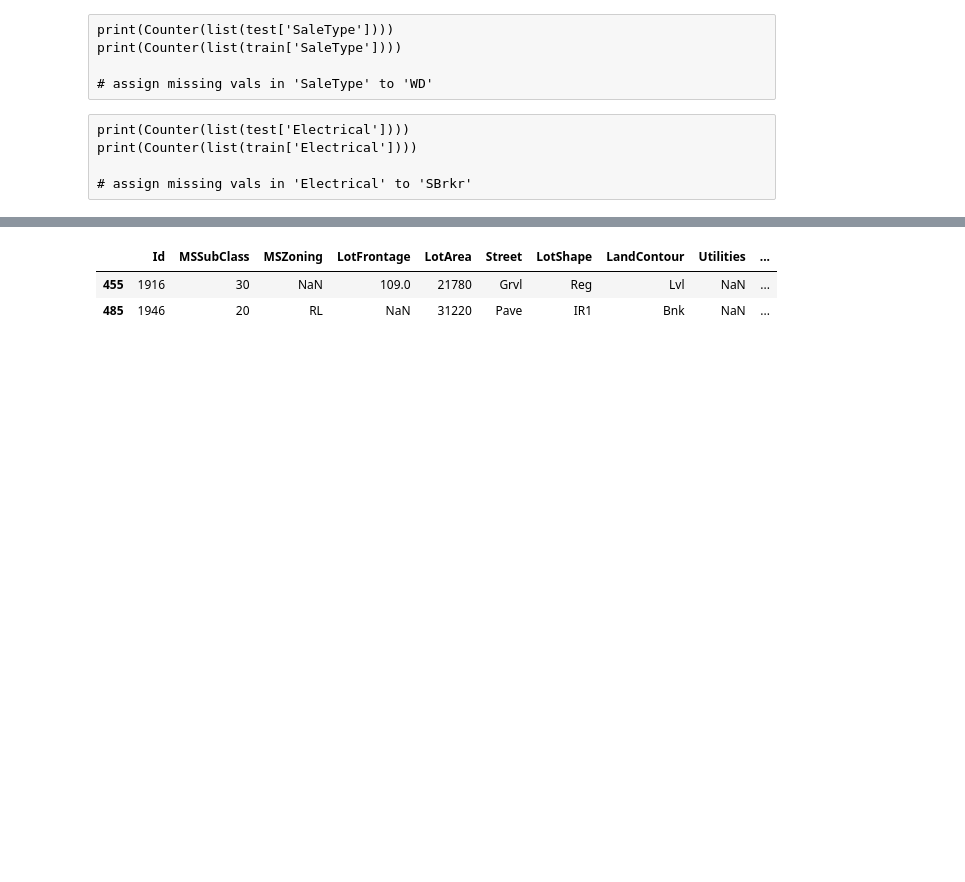
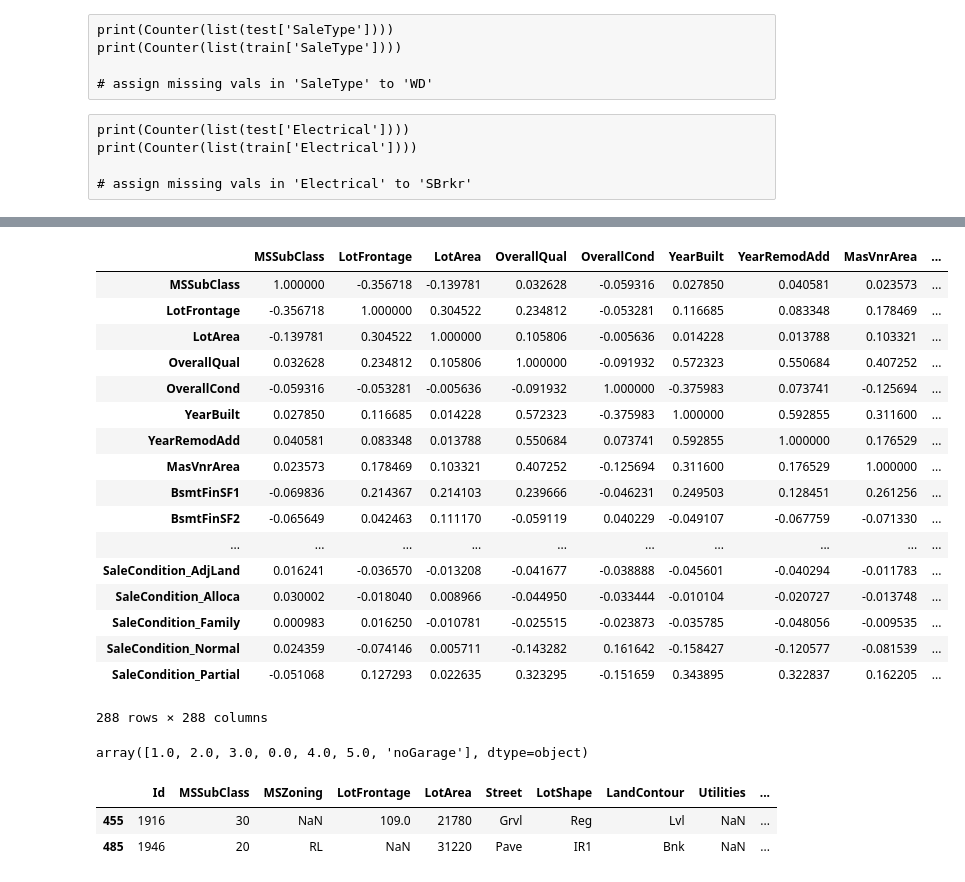
Before and after one commit to MiyainNYC/Rose, a Jupyter notebook: house_pred_ML/Explore.ipynb, the cells around one changed output, grey strips where cells are left out. Saved outputs shown, nothing was run; the diff lists cells and outputs as text; code cells hidden in the pictures; blank space fills up the shorter version.

```diff
--- a/house_pred_ML/Explore.ipynb
+++ b/house_pred_ML/Explore.ipynb
@@ -134,11 +137,11 @@ def false_na(train):
     train['GarageType']=train['GarageType'].replace({np.nan:'noGarage'})
     train['GarageFinish']=train['GarageFinish'].replace({np.nan:'noGarage'})
     train['GarageQual']=train['GarageQual'].replace({np.nan:'noGarage'})
-    train['GarageCars']=train['GarageCars'].replace({np.nan:'noGarage'})
-    train['GarageArea']=train['GarageArea'].replace({np.nan:'noGarage'})
+    train['GarageCars']=train['GarageCars'].replace({np.nan:0})
+    train['GarageArea']=train['GarageArea'].replace({np.nan:'0'})
     train['GarageCond']=train['GarageCond'].replace({np.nan:'noGarage'})
-    train['GarageYrBlt']=train['GarageYrBlt'].replace({np.nan:'noGarage'})
-    train['GarageYrBlt'] = train['GarageYrBlt'].astype(str)
+    #train['GarageYrBlt']=train['GarageYrBlt'].replace({np.nan:train['YearBuilt']})
+    #train['GarageYrBlt'] = train['GarageYrBlt'].astype(str)
 
     train['BsmtExposure']=train['BsmtExposure'].replace({np.nan:'noBasement'})
     train['BsmtFinType2']=train['BsmtFinType2'].replace({np.nan:'noBasement'})
@@ -164,7 +167,7 @@ def false_na(train):
     train['SaleType']=train['SaleType'].replace({np.nan:'WD'})
     train['KitchenQual']=train['KitchenQual'].replace({np.nan:'TA'})
 
-    train['LotFrontage']=train['LotFrontage'].replace({np.nan:np.median})
+    train['LotFrontage']=train['LotFrontage'].replace({np.nan:train['LotFrontage'].median()})
 
 
 # assign missing vals in Functional to 'Typ'
@@ -248,0 +260,7 @@ print(Counter(list(train['Electrical'])))
+# %%
+## check data types
+df_dtypes = pd.DataFrame(train.dtypes,columns=['train_dtypes']).join(pd.DataFrame(test.dtypes,columns=['test_dtypes']))
+df_dtypes_diff = df_dtypes.ix[df_dtypes['train_dtypes'] != df_dtypes['test_dtypes']]
+
+## GarageCars and GarageArea
+## int64 to float
@@ -248,0 +284,10 @@ print(Counter(list(train['Electrical'])))
+# %%
+for col in df_dtypes_diff.index[:6]:
+    train[col] = train[col].astype('float')
+train['GarageCars'] = train['GarageCars'].astype('float')
+train['GarageCars'] = train['GarageCars'].astype('str')
+test['GarageCars'] = test['GarageCars'].astype('str')
+test['GarageArea'] = test['GarageArea'].astype('int64')
+# check
+df_dtypes0 = pd.DataFrame(train.dtypes,columns=['train_dtypes']).join(pd.DataFrame(test.dtypes,columns=['test_dtypes']))
+df_dtypes0.ix[df_dtypes0['train_dtypes'] != df_dtypes0['test_dtypes']]
@@ -249,3 +342,28 @@ print(Counter(list(train['Electrical'])))
+# %%
+pd.get_dummies(train).corr()
+# %% [output]
+|  | MSSubClass | LotFrontage | LotArea | OverallQual | OverallCond | YearBuilt | YearRemodAdd | MasVnrArea | ... |
+| MSSubClass | 1.000000 | -0.356718 | -0.139781 | 0.032628 | -0.059316 | 0.027850 | 0.040581 | 0.023573 | ... |
+| LotFrontage | -0.356718 | 1.000000 | 0.304522 | 0.234812 | -0.053281 | 0.116685 | 0.083348 | 0.178469 | ... |
+| LotArea | -0.139781 | 0.304522 | 1.000000 | 0.105806 | -0.005636 | 0.014228 | 0.013788 | 0.103321 | ... |
+| OverallQual | 0.032628 | 0.234812 | 0.105806 | 1.000000 | -0.091932 | 0.572323 | 0.550684 | 0.407252 | ... |
+| OverallCond | -0.059316 | -0.053281 | -0.005636 | -0.091932 | 1.000000 | -0.375983 | 0.073741 | -0.125694 | ... |
+| YearBuilt | 0.027850 | 0.116685 | 0.014228 | 0.572323 | -0.375983 | 1.000000 | 0.592855 | 0.311600 | ... |
+| YearRemodAdd | 0.040581 | 0.083348 | 0.013788 | 0.550684 | 0.073741 | 0.592855 | 1.000000 | 0.176529 | ... |
+| MasVnrArea | 0.023573 | 0.178469 | 0.103321 | 0.407252 | -0.125694 | 0.311600 | 0.176529 | 1.000000 | ... |
+| BsmtFinSF1 | -0.069836 | 0.214367 | 0.214103 | 0.239666 | -0.046231 | 0.249503 | 0.128451 | 0.261256 | ... |
+| BsmtFinSF2 | -0.065649 | 0.042463 | 0.111170 | -0.059119 | 0.040229 | -0.049107 | -0.067759 | -0.071330 | ... |
+| ... | ... | ... | ... | ... | ... | ... | ... | ... | ... |
+| SaleCondition_AdjLand | 0.016241 | -0.036570 | -0.013208 | -0.041677 | -0.038888 | -0.045601 | -0.040294 | -0.011783 | ... |
+| SaleCondition_Alloca | 0.030002 | -0.018040 | 0.008966 | -0.044950 | -0.033444 | -0.010104 | -0.020727 | -0.013748 | ... |
+| SaleCondition_Family | 0.000983 | 0.016250 | -0.010781 | -0.025515 | -0.023873 | -0.035785 | -0.048056 | -0.009535 | ... |
+| SaleCondition_Normal | 0.024359 | -0.074146 | 0.005711 | -0.143282 | 0.161642 | -0.158427 | -0.120577 | -0.081539 | ... |
+| SaleCondition_Partial | -0.051068 | 0.127293 | 0.022635 | 0.323295 | -0.151659 | 0.343895 | 0.322837 | 0.162205 | ... |
+288 rows × 288 columns
+# %%
+test['GarageCars'].unique()
+# %% [output]
+array([1.0, 2.0, 3.0, 0.0, 4.0, 5.0, 'noGarage'], dtype=object)
 # %%
 test.ix[pd.isnull(test['Utilities'])]
 # %% [output]
```
Also changed, not shown: parts of 12 cells of this notebook.
